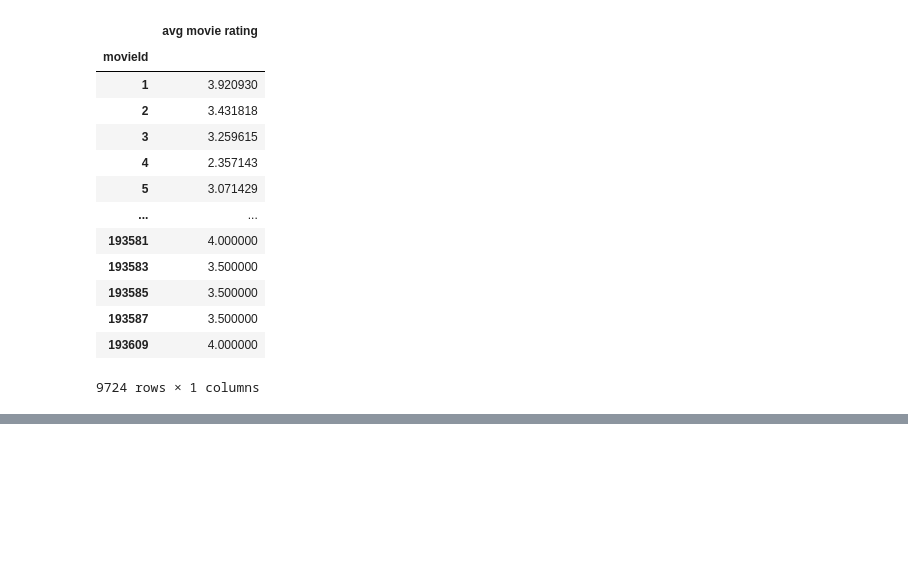
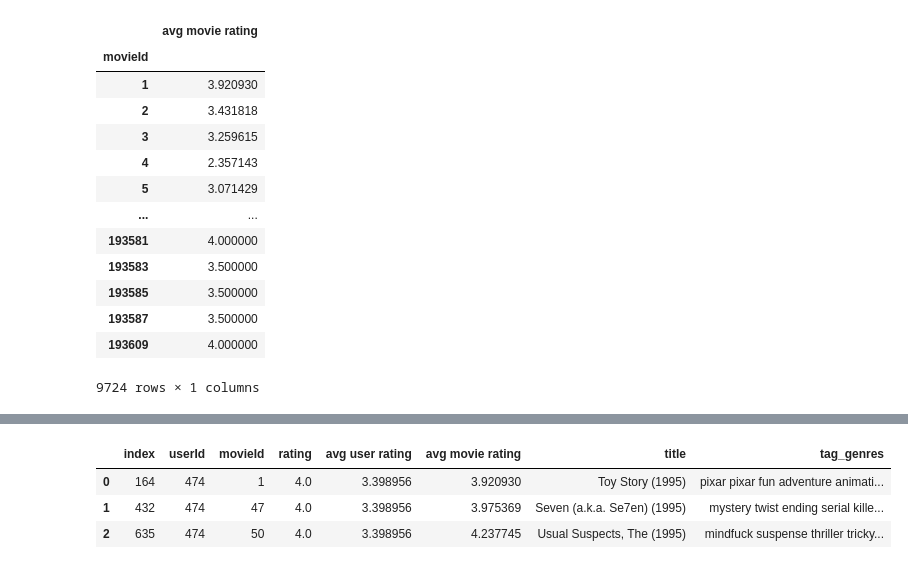
Before and after one commit to tmoseev/studying, a Jupyter notebook: recommended/recom_based_on_content.ipynb, the cells around one changed output, grey strips where cells are left out. Cells and saved outputs as stored; diff of their text form; code cells hidden in the pictures; blank space fills up the shorter version.

```diff
--- a/recommended/recom_based_on_content.ipynb
+++ b/recommended/recom_based_on_content.ipynb
@@ -251,0 +266,9 @@ dtype: int64
+# %%
+df_oneuser= df[df['userId'] == 474].copy()
+df_oneuser.reset_index(inplace = True)
+df_oneuser.head(3)
+# %% [output]
+|  | index | userId | movieId | rating | avg user rating | avg movie rating | title | tag_genres |
+| 0 | 164 | 474 | 1 | 4.0 | 3.398956 | 3.920930 | Toy Story (1995) | pixar pixar fun adventure animati... |
+| 1 | 432 | 474 | 47 | 4.0 | 3.398956 | 3.975369 | Seven (a.k.a. Se7en) (1995) | mystery twist ending serial kille... |
+| 2 | 635 | 474 | 50 | 4.0 | 3.398956 | 4.237745 | Usual Suspects, The (1995) | mindfuck suspense thriller tricky... |
```
Also changed, not shown: parts of 12 cells of this notebook.
